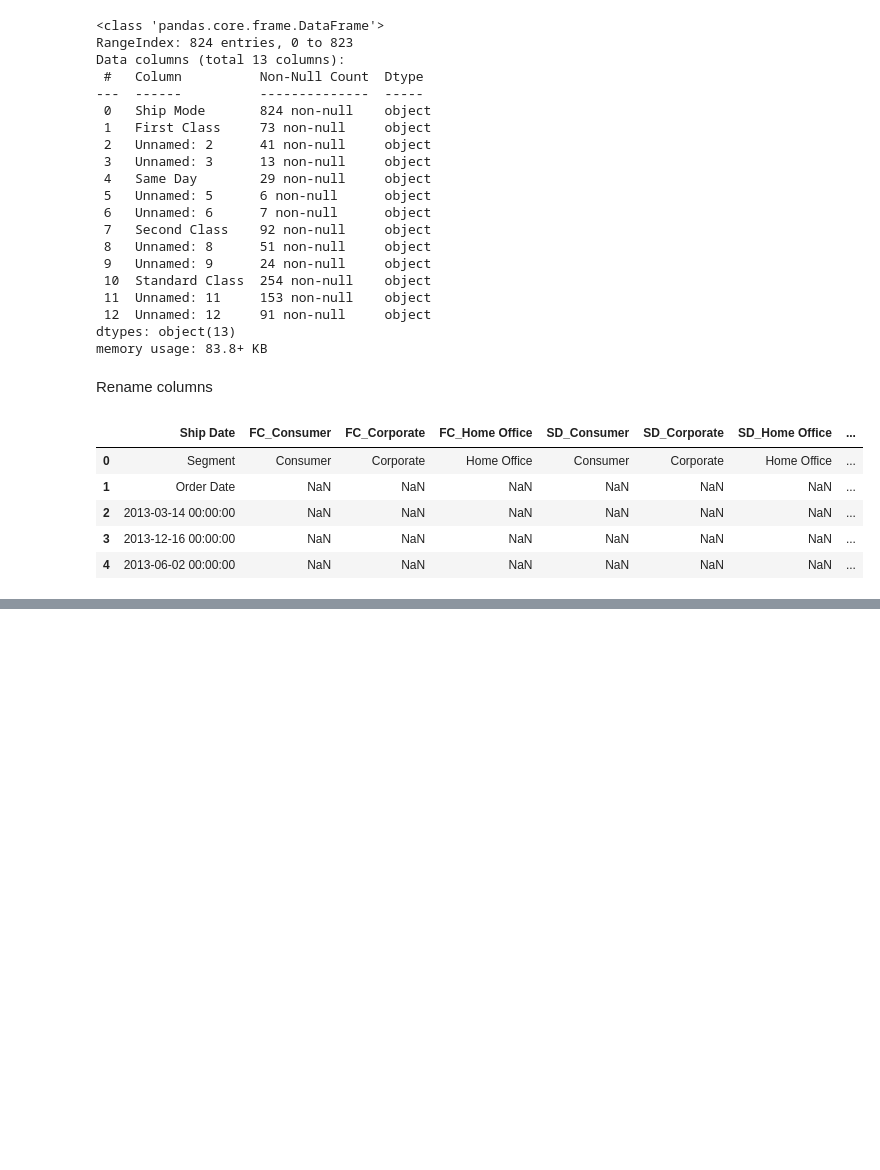
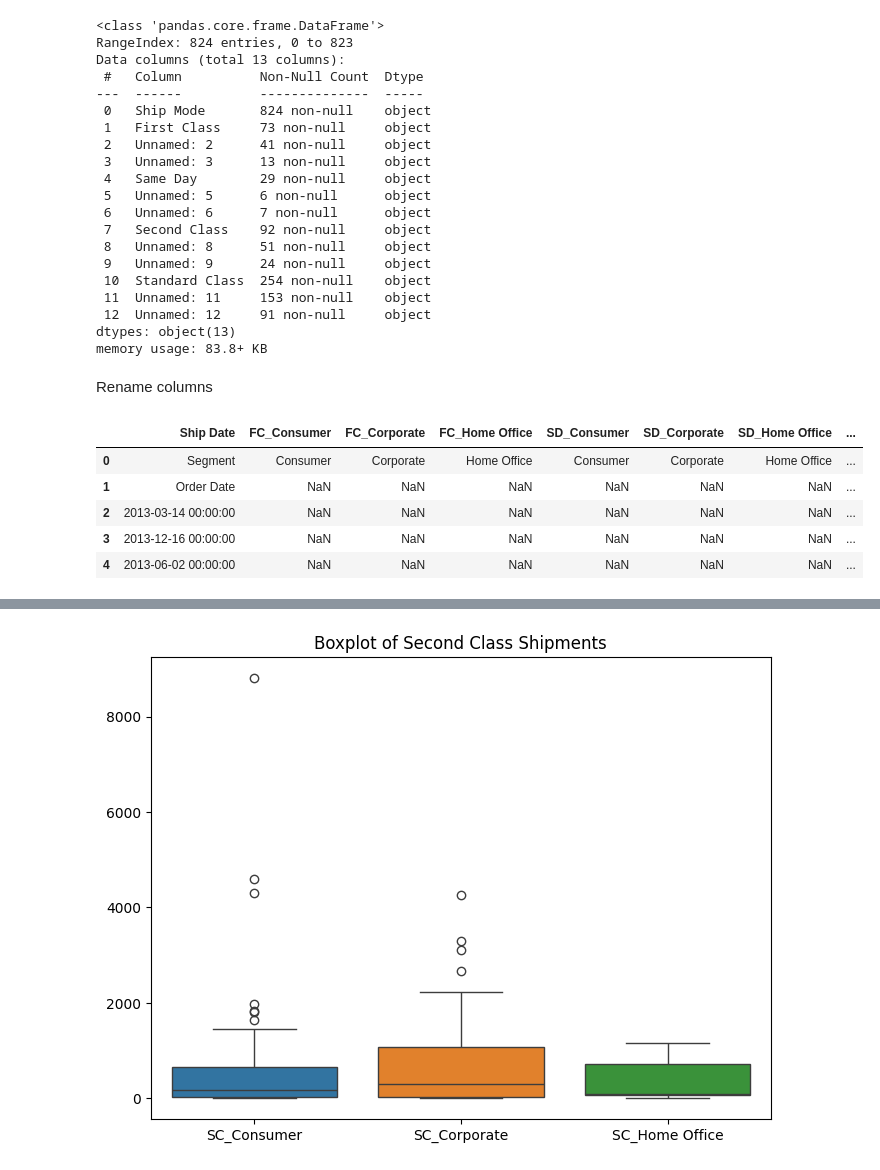
Before and after one commit to BaSalami01/Task---Quaterly-Sales, a Jupyter notebook: quaterly_sales.ipynb, the cells around one changed output, grey strips where cells are left out. Drawn from its saved outputs; the diff is of its cells as text; code cells hidden in the pictures; blank space fills up the shorter version.

```diff
--- a/quaterly_sales.ipynb
+++ b/quaterly_sales.ipynb
@@ -96,0 +295,9 @@ sales.describe().T
+# %%
+#Boxplot of Second Class
+plt.figure(figsize=(8, 6))
+sns.boxplot(data= second_class)
+plt.title('Boxplot of Second Class Shipments')
+plt.savefig('Boxplot_Secondclass.png')
+plt.show()
+# %% [output]
+[figure, added]
```
Also changed, not shown: parts of 29 cells of this notebook, 13 other files.
